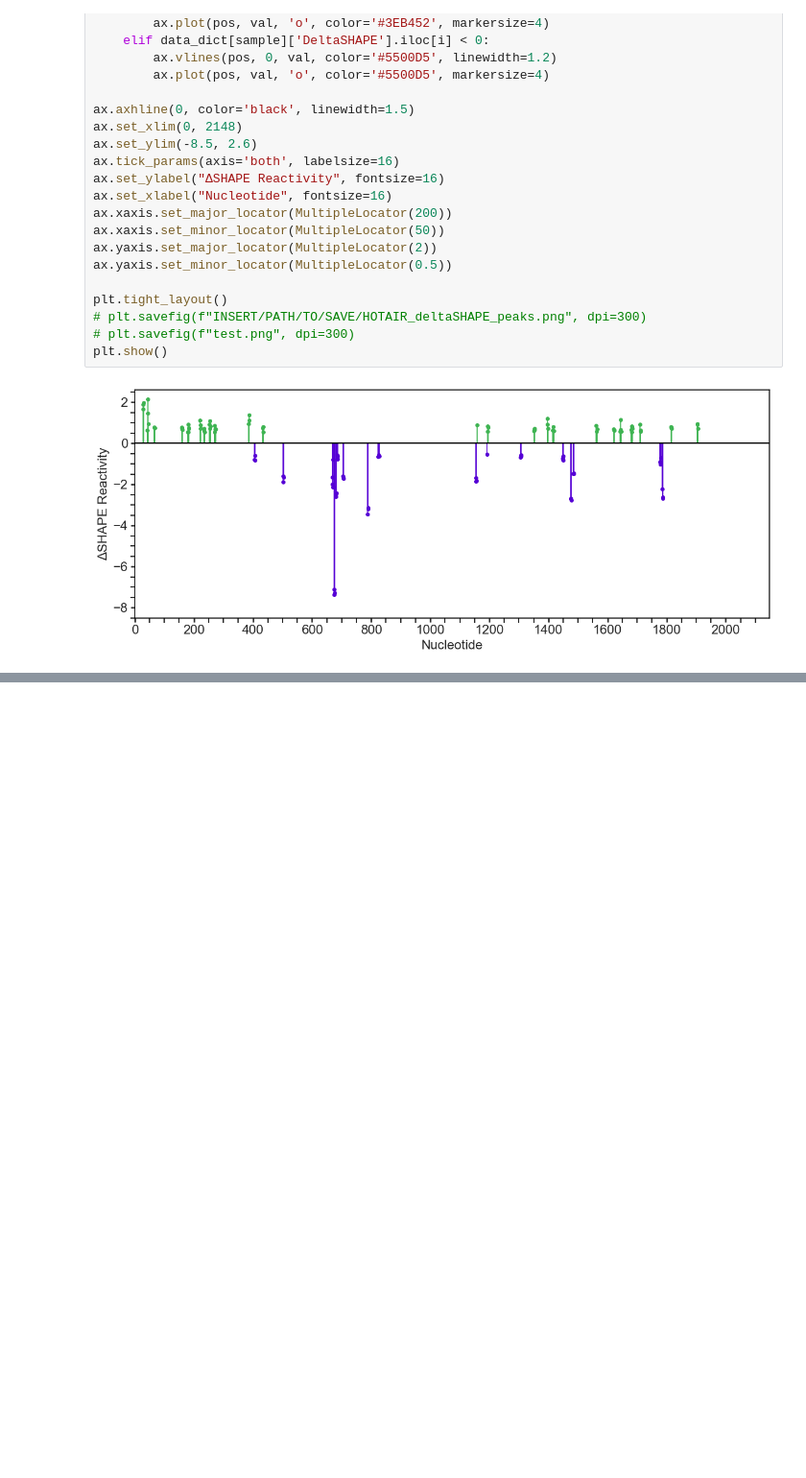
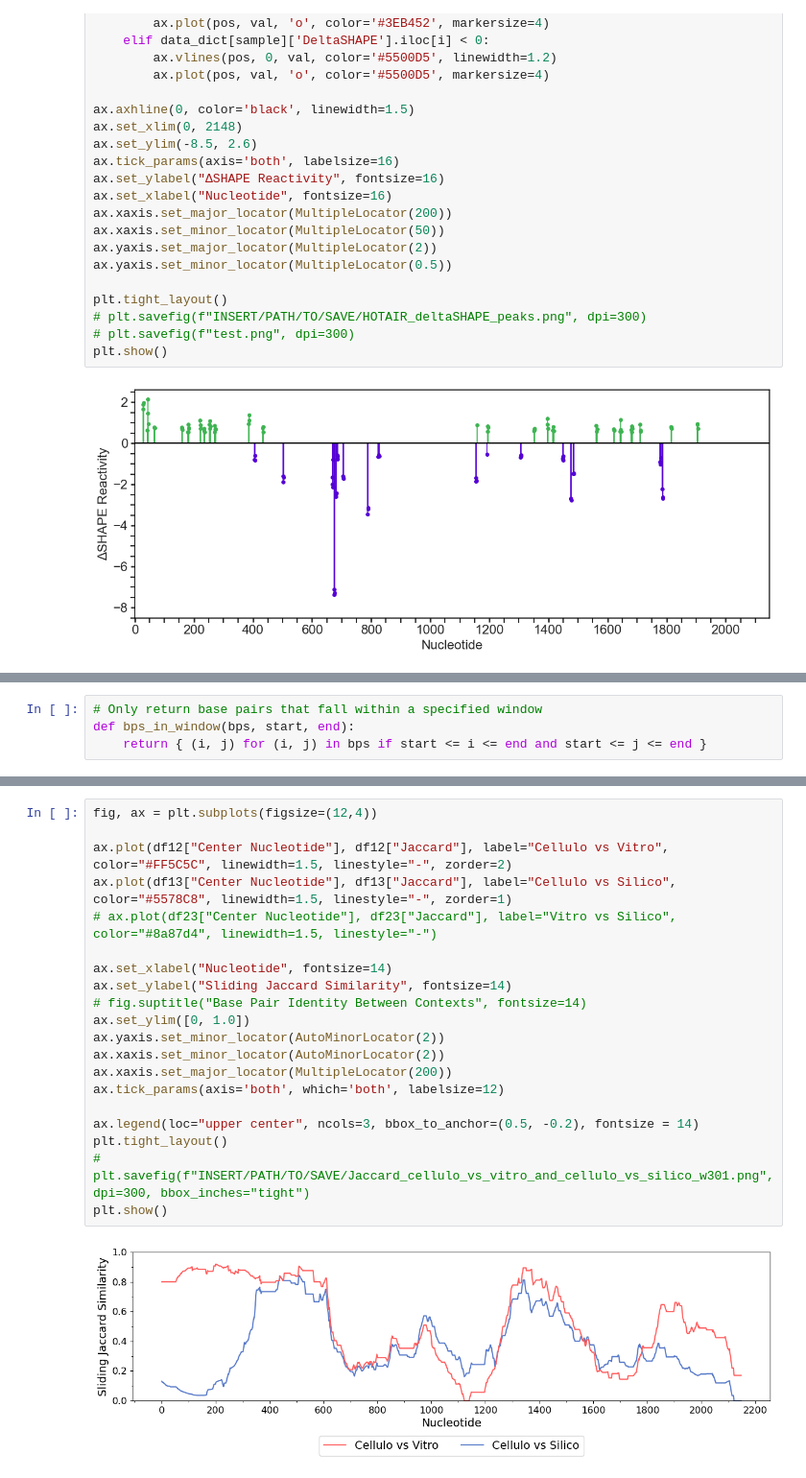
Before and after one commit to zerp4/HOTAIR, a Jupyter notebook: HOTAIR_Structure_Probing_Analysis.ipynb, the cells around one changed output, grey strips where cells are left out. Shown at 96% size. Saved outputs shown, nothing was run; the diff lists cells and outputs as text; blank space fills up the shorter version.

```diff
--- a/HOTAIR_Structure_Probing_Analysis.ipynb
+++ b/HOTAIR_Structure_Probing_Analysis.ipynb
@@ -1289,0 +1323,4 @@ plt.show()
+# %%
+# Only return base pairs that fall within a specified window
+def bps_in_window(bps, start, end):
+    return { (i, j) for (i, j) in bps if start <= i <= end and start <= j <= end }
@@ -1289,0 +1430,22 @@ plt.show()
+# %%
+fig, ax = plt.subplots(figsize=(12,4))
+
+ax.plot(df12["Center Nucleotide"], df12["Jaccard"], label="Cellulo vs Vitro", color="#FF5C5C", linewidth=1.5, linestyle="-", zorder=2)
+ax.plot(df13["Center Nucleotide"], df13["Jaccard"], label="Cellulo vs Silico", color="#5578C8", linewidth=1.5, linestyle="-", zorder=1)
+# ax.plot(df23["Center Nucleotide"], df23["Jaccard"], label="Vitro vs Silico", color="#8a87d4", linewidth=1.5, linestyle="-")
+
+ax.set_xlabel("Nucleotide", fontsize=14)
+ax.set_ylabel("Sliding Jaccard Similarity", fontsize=14)
+# fig.suptitle("Base Pair Identity Between Contexts", fontsize=14)
+ax.set_ylim([0, 1.0])
+ax.yaxis.set_minor_locator(AutoMinorLocator(2))
+ax.xaxis.set_minor_locator(AutoMinorLocator(2))
+ax.xaxis.set_major_locator(MultipleLocator(200))
+ax.tick_params(axis='both', which='both', labelsize=12)
+
+ax.legend(loc="upper center", ncols=3, bbox_to_anchor=(0.5, -0.2), fontsize = 14)
+plt.tight_layout()
+# plt.savefig(f"INSERT/PATH/TO/SAVE/Jaccard_cellulo_vs_vitro_and_cellulo_vs_silico_w301.png", dpi=300, bbox_inches="tight")
+plt.show()
+# %% [output]
+[figure, added]
```
Also changed, not shown: parts of 15 cells of this notebook, 2 other files.
